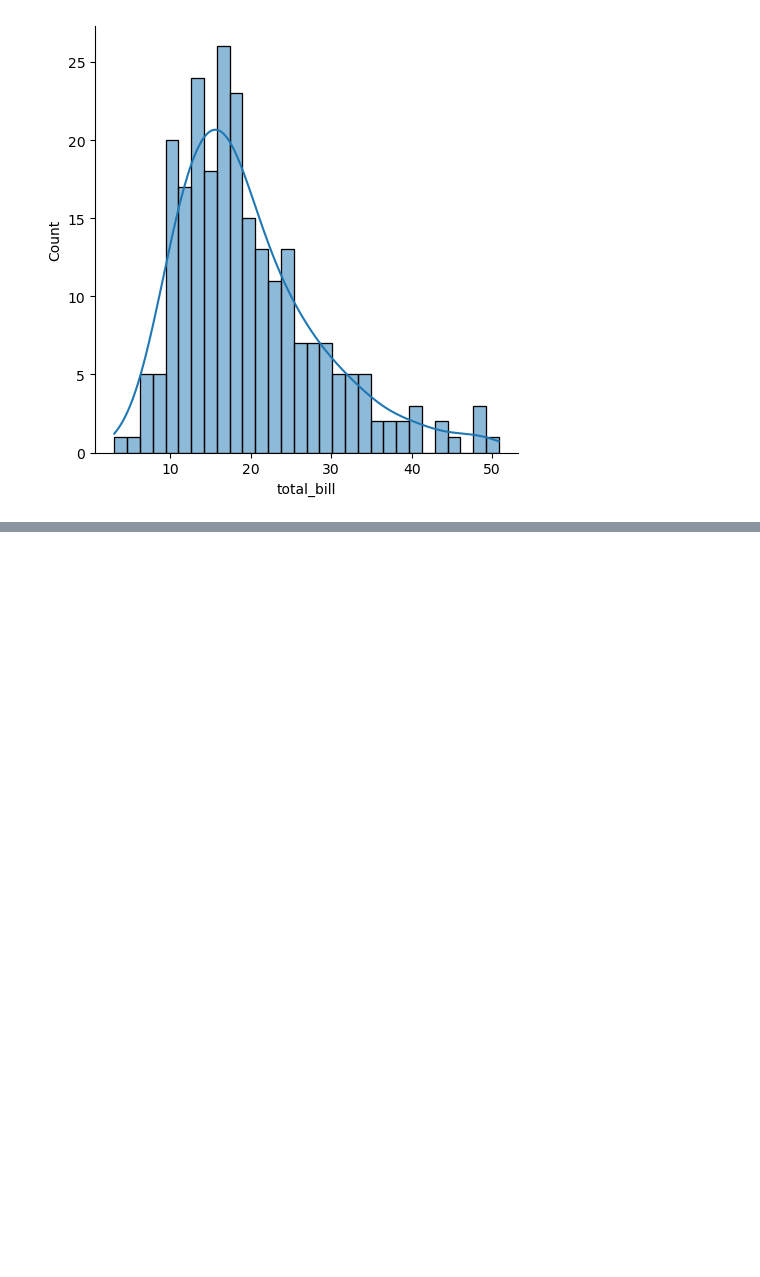
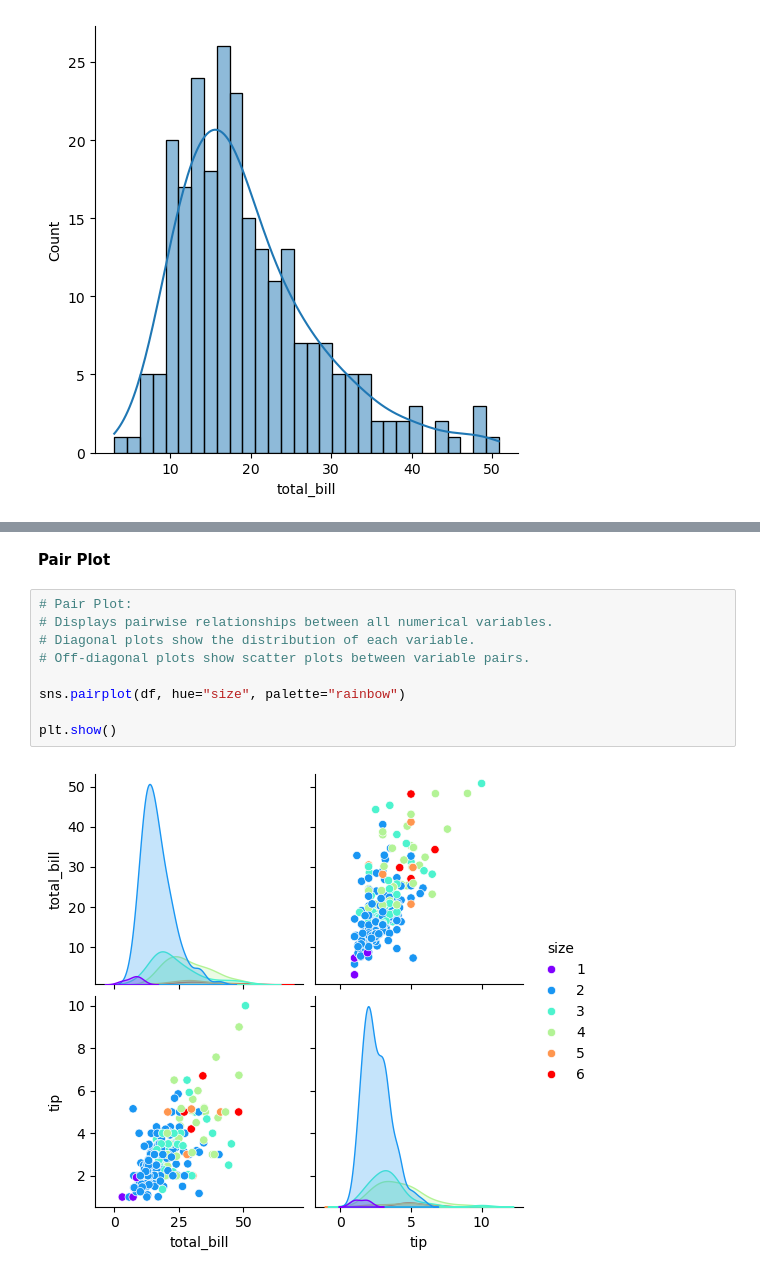
Before and after one commit to Arbaz1506/Data-Visualisation, a Jupyter notebook: DistributionPlot.ipynb, the cells around one changed output, grey strips where cells are left out. Cells and saved outputs as stored; diff of their text form; blank space fills up the shorter version.

```diff
--- a/DistributionPlot.ipynb
+++ b/DistributionPlot.ipynb
@@ -103,0 +123,13 @@ sns.displot(df['total_bill'], bins=30, kde=True)
+# %% [markdown]
+**Pair Plot**
+# %%
+# Pair Plot:
+# Displays pairwise relationships between all numerical variables.
+# Diagonal plots show the distribution of each variable.
+# Off-diagonal plots show scatter plots between variable pairs.
+
+sns.pairplot(df, hue="size", palette="rainbow")
+
+plt.show()
+# %% [output]
+[figure, added]
```
Also changed, not shown: parts of 4 cells of this notebook, 1 other file.
